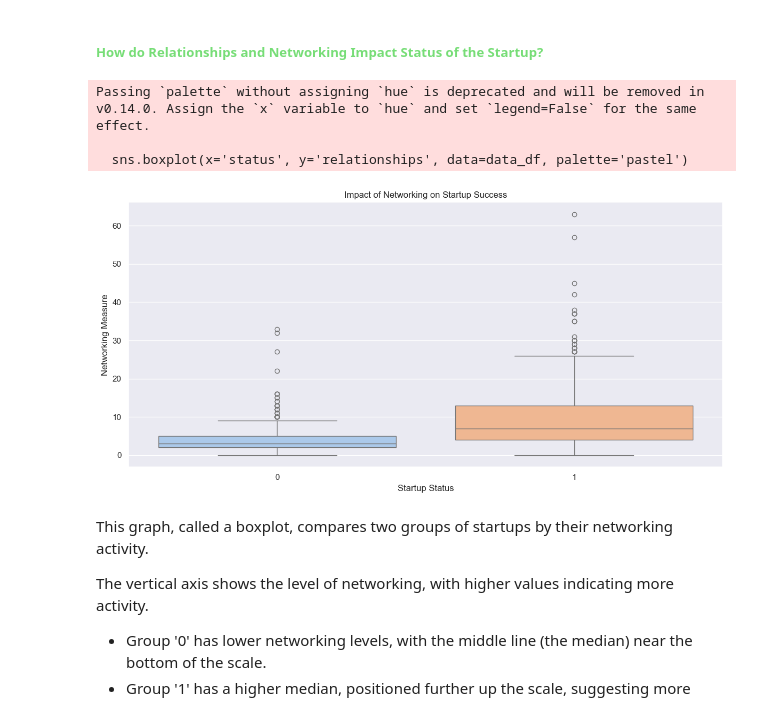
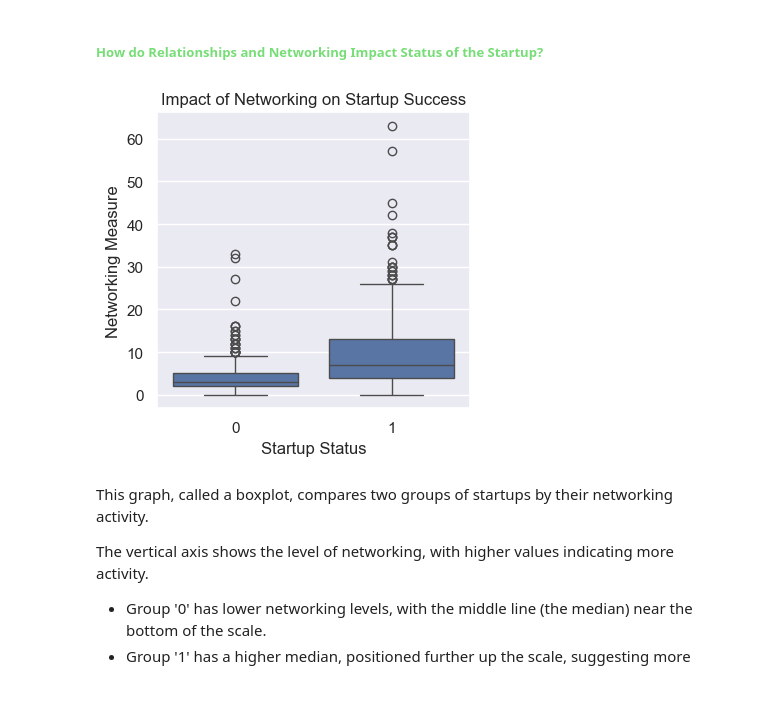
Before and after one commit to GabrielaArzateR/Predicting_startup_succes-, a Jupyter notebook: notebook/data_exploratio.ipynb, the cells around one changed output. Cells and saved outputs as stored; diff of their text form; code cells hidden in the pictures.

```diff
--- a/notebook/data_exploratio.ipynb
+++ b/notebook/data_exploratio.ipynb
@@ -185,0 +336,6 @@ print(last_closed_date)
+# %%
+# we must get the absolute value of columns including negative value
+data_df["age_first_funding_year"]=np.abs(data_df["age_first_funding_year"])
+data_df["age_last_funding_year"]=np.abs(data_df["age_last_funding_year"])
+data_df["age_first_milestone_year"]=np.abs(data_df["age_first_milestone_year"])
+data_df["age_last_milestone_year"]=np.abs(data_df["age_last_milestone_year"])
@@ -185,0 +447,25 @@ print(last_closed_date)
+# %%
+import seaborn as sns
+import matplotlib.pyplot as plt
+import numpy as np
+
+variables = ["age_first_funding_year", "age_last_funding_year", "age_first_milestone_year", "age_last_milestone_year"]
+
+# Create a figure with a specific size
+plt.figure(figsize=(17, 6), dpi=100)
+
+# Loop through the list of variables
+for i, variable in enumerate(variables):
+    # Regular histogram
+    plt.subplot(2, 4, i + 1)
+    sns.histplot(data_df[variable], color="orange", kde=True)
+    plt.title(variable)
+
+    # Log-transformed histogram
+    plt.subplot(2, 4, i + 5)
+    log_variable = np.log(data_df[variable] + 1)  # Adding 1 to avoid log(0)
+    sns.histplot(log_variable, color="green", kde=True)
+    plt.title(f"log_{variable}")
+
+plt.tight_layout()
+plt.show()
@@ -231,7 +515,7 @@ Converting to Datetime
 data_df = data_df
 
 # List of date columns
-date_columns = ['founded_at','closed_at','first_funding_at','last_funding_at']
+date_columns = ['closed_at']
 
 # Convert date columns (objects) to datetime
 for date_column in date_columns:
@@ -260,6 +544,4 @@ data_df['age'] = ((closed_temp - data_df['founded_at']).dt.days / 365.25).round(
 
 data_df['closed_at'] = data_df['closed_at'].fillna(value="x")
 data_df['closed_at'] = data_df.closed_at.apply(lambda x: 1 if x =='x' else 0)
-
-data_df['closed_at'].fillna(float('inf'), inplace=True)
 # %% [output]
@@ -495,28 +724,20 @@ for i in range(0, len(featuresNumfinal)):
 # %%
 import seaborn as sns
 import matplotlib.pyplot as plt
 
 # Assuming 'data_df' is your DataFrame and it contains 'relationships' and 'status' columns
 # 'status' has labels 'acquired' or 'closed' for each startup
 
 # Plot the distribution of 'relationships' for acquired and closed startups
-plt.figure(figsize=(12, 6))
-
-# Create a boxplot to show the distribution
-sns.boxplot(x='status', y='relationships', data=data_df, palette='pastel')
-
-# Set the title and labels of the plot
+plt.figure(figsize=(4, 4))
+sns.boxplot(x='status', y='relationships', data=data_df)
 plt.title('Impact of Networking on Startup Success')
 plt.xlabel('Startup Status')
 plt.ylabel('Networking Measure')
-
 plt.tight_layout()
 plt.show()
 # %% [output]
-Passing `palette` without assigning `hue` is deprecated and will be removed in v0.14.0. Assign the `x` variable to `hue` and set `legend=False` for the same effect.
-
-  sns.boxplot(x='status', y='relationships', data=data_df, palette='pastel')
-[figure, old version]
+[figure, new version]
 # %% [markdown]
 This graph, called a boxplot, compares two groups of startups by their networking activity.
 
```
Also changed, not shown: parts of 56 cells of this notebook.
